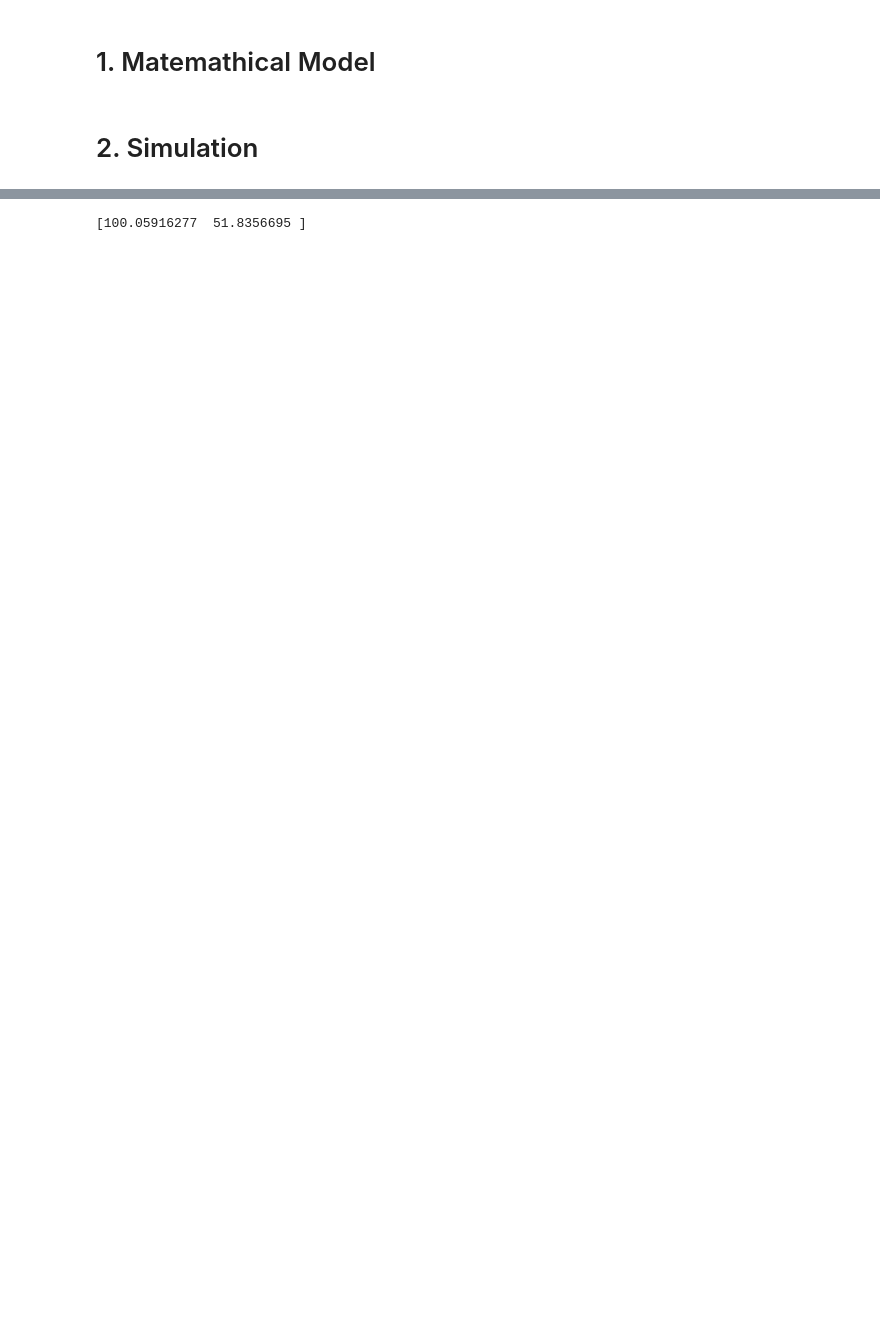
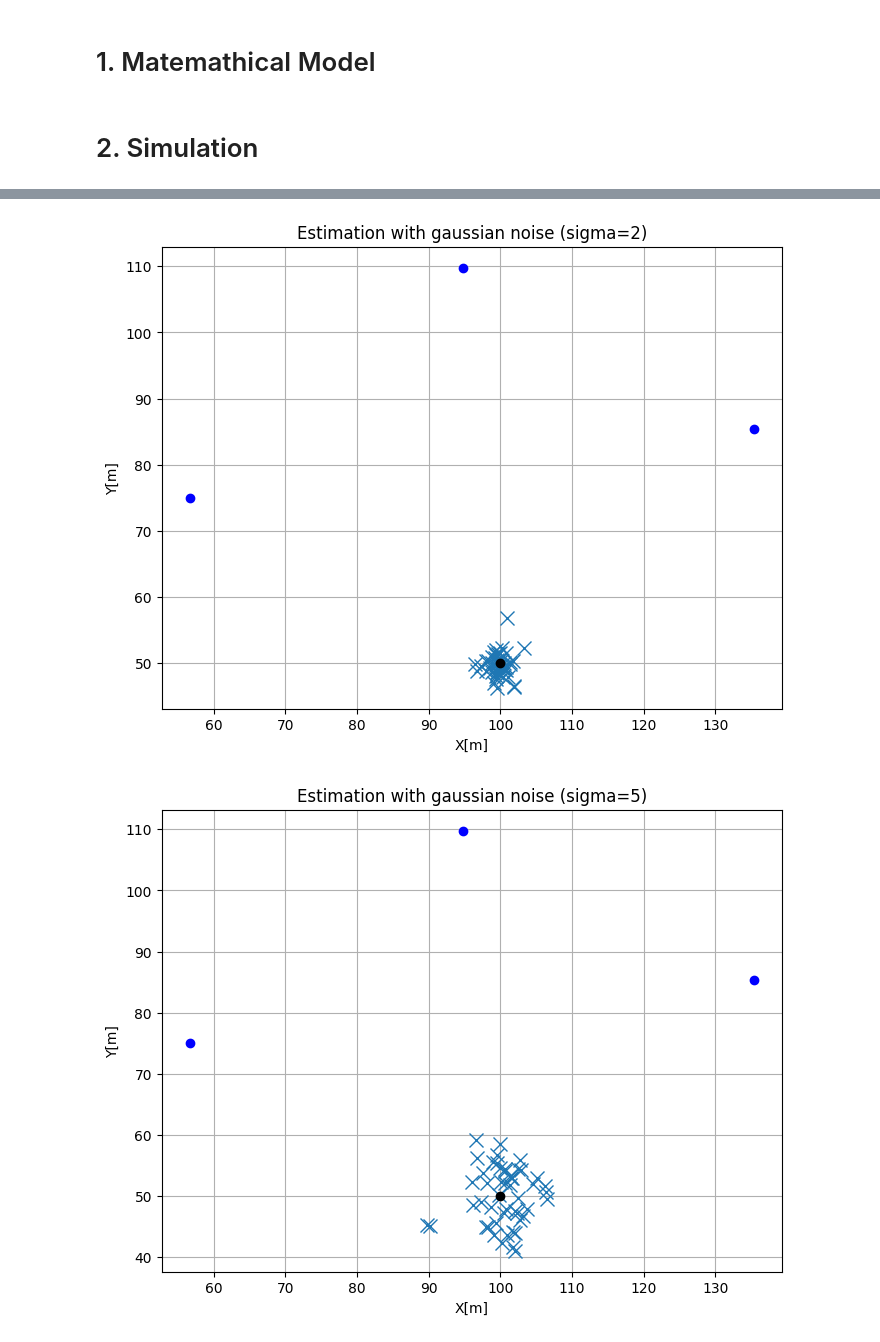
Before and after one commit to Alegarcia049/TP3_INFE, a Jupyter notebook: code.ipynb, the cells around one changed output, grey strips where cells are left out. Cells and saved outputs as stored; diff of their text form; code cells hidden in the pictures; blank space fills up the shorter version.

```diff
--- a/code.ipynb
+++ b/code.ipynb
@@ -25,16 +67,27 @@ print(x)
 # %%
-# Gaussian noise
+# Introducing gaussian noise to reference coordinates
+
 rng = np.random.default_rng(42) # Random generator for reprodoctubility
+sigmas = (2, 5, 10)
+estimations = np.zeros((3, 50, 2))
+for k in range(len(sigmas)):
+    noisy_sampling = np.tile(pos_1, (50, 1, 1))
+    noise = rng.normal(0, sigmas[k], size=(50, 3, 2))
+    noisy_sampling += noise
+    for i in range(noisy_sampling.shape[0]):
+        x, cond = estimate_p(theta_1, noisy_sampling[i])
+        estimations[k, i] = x
 
-theta_1 = np.array([config_1[p]['angulo'] for p in config_1.keys()])
-pos_1 = np.array([config_1[p]['pos'] for p in config_1.keys()])
-
-# Introduce noise
-noise = np.array([rng.normal(0, sigma, size=2) for sigma in (2, 5, 10)])
-pos_1 += noise
-
-# Now everything again
-x = get_pos(theta_1, pos_1)
-print(x)
+for i in range(estimations.shape[0]):
+    plt.figure(figsize=(8,6))
+    plt.plot(pos_1[:,0], pos_1[:,1], 'o', color='blue', label='p_ref')
+    plt.plot(estimations[i,:,0], estimations[i,:,1], 'x', markersize=10.0, label='̂p')
+    plt.plot(p[0], p[1], 'o', color='black', label='p')
+    plt.title(f'Estimation with gaussian noise (sigma={sigmas[i]})')
+    plt.xlabel('X[m]')
+    plt.ylabel('Y[m]')
+    plt.grid(True)
+    plt.show()
 # %% [output]
-[100.05916277  51.8356695 ]
+[figure, added]
+[figure, added]
```
Also changed, not shown: parts of 7 cells of this notebook, 1 other file.
